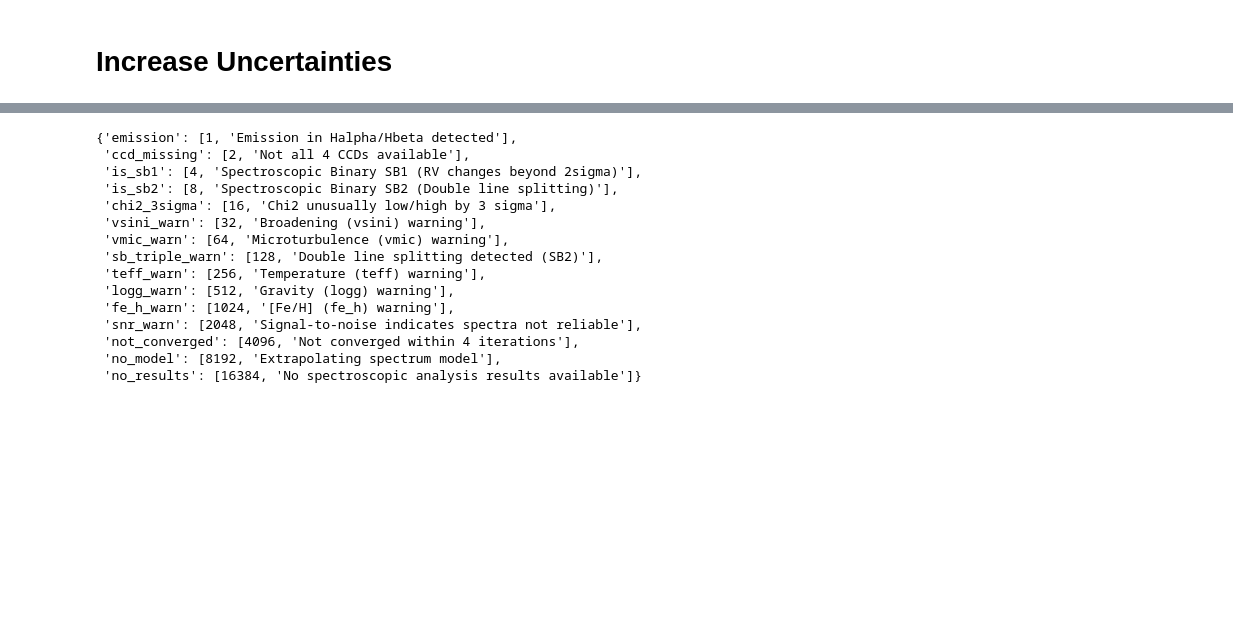
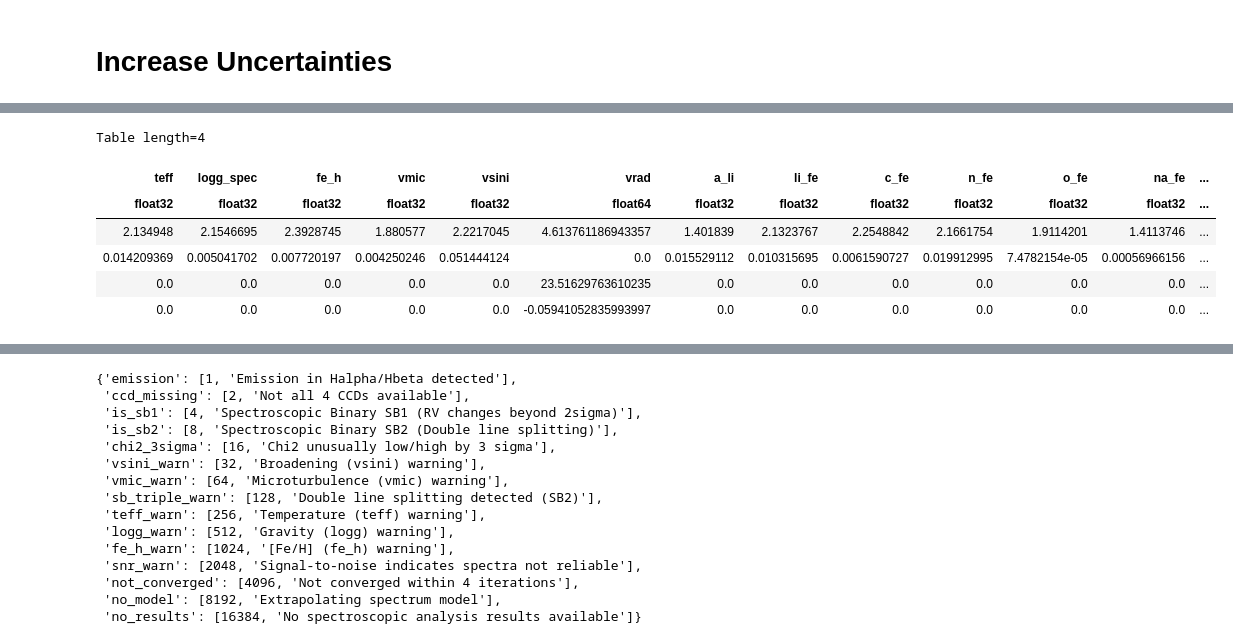
Before and after one commit to svenbuder/GALAH_DR4, a Jupyter notebook: catalogs/create_galah_dr4_allspec_and_allstar_catalogs.ipynb, the cells around one changed output, grey strips where cells are left out. Saved outputs shown, nothing was run; the diff lists cells and outputs as text; code cells hidden in the pictures; blank space fills up the shorter version.

```diff
--- a/catalogs/create_galah_dr4_allspec_and_allstar_catalogs.ipynb
+++ b/catalogs/create_galah_dr4_allspec_and_allstar_catalogs.ipynb
@@ -311,3 +332,13 @@ Adjusting uncertainties for accuracy
+# %%
+precision_correction_factors
+# %% [output]
+Table length=4
+| teff | logg_spec | fe_h | vmic | vsini | vrad | a_li | li_fe | c_fe | n_fe | o_fe | na_fe | ... |
+| float32 | float32 | float32 | float32 | float32 | float64 | float32 | float32 | float32 | float32 | float32 | float32 | ... |
+| 2.134948 | 2.1546695 | 2.3928745 | 1.880577 | 2.2217045 | 4.613761186943357 | 1.401839 | 2.1323767 | 2.2548842 | 2.1661754 | 1.9114201 | 1.4113746 | ... |
+| 0.014209369 | 0.005041702 | 0.007720197 | 0.004250246 | 0.051444124 | 0.0 | 0.015529112 | 0.010315695 | 0.0061590727 | 0.019912995 | 7.4782154e-05 | 0.00056966156 | ... |
+| 0.0 | 0.0 | 0.0 | 0.0 | 0.0 | 23.51629763610235 | 0.0 | 0.0 | 0.0 | 0.0 | 0.0 | 0.0 | ... |
+| 0.0 | 0.0 | 0.0 | 0.0 | 0.0 | -0.05941052835993997 | 0.0 | 0.0 | 0.0 | 0.0 | 0.0 | 0.0 | ... |
 # %%
 description = dict()
 # Major identifiers
```
Also changed, not shown: parts of 20 cells of this notebook, 15 other files.
